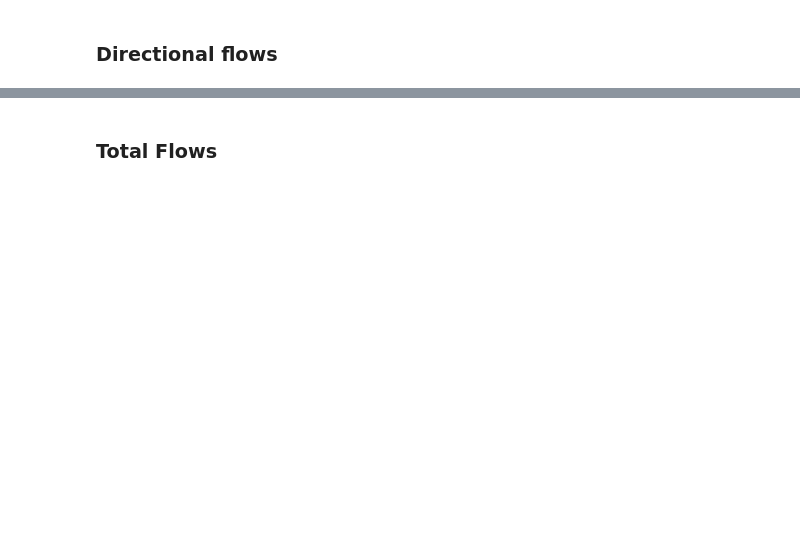
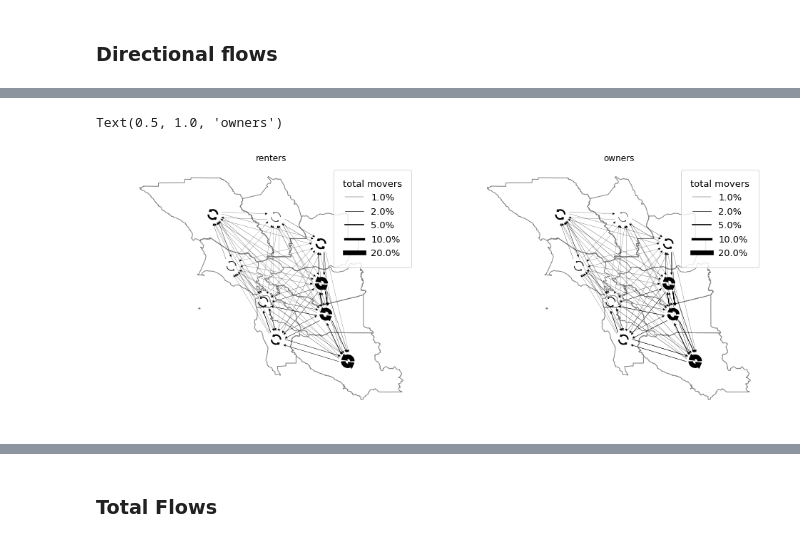
Before and after one commit to mxndrwgrdnr/infutor_wip, a Jupyter notebook: notebooks/relocation_flow_viz.ipynb, the cells around one changed output, grey strips where cells are left out. Drawn from its saved outputs; the diff is of its cells as text; code cells hidden in the pictures; blank space fills up the shorter version.

```diff
--- a/notebooks/relocation_flow_viz.ipynb
+++ b/notebooks/relocation_flow_viz.ipynb
@@ -18,3 +21,6 @@ counties = gpd.read_file(
     '../../ual_model_workspace/spring-2019-models/notebooks-max/cb_2016_us_county_500k/cb_2016_us_county_500k.shp')
 # %%
 flow_counts = pd.read_csv('../data/flow_counts.csv', dtype={'PROP_FIPSCD_from': str, 'PROP_FIPSCD_to': str})
+# %%
+flow_counts_renters = get_mover_counts('../data/movers.csv', 201112, 201701, "HOMEOWNERCD == 'R'")
+flow_counts_owners = get_mover_counts('../data/movers.csv', 201112, 201701, "HOMEOWNERCD == 'H'")
@@ -45,0 +55,9 @@ plot_flows(ax, gdf_bay, 'GEOID', flow_counts, 'count', 'PROP_FIPSCD_from', 'PROP
+# %%
+fig, axarr = plt.subplots(1, 2, figsize=(16,10))
+plot_flows(axarr[0], gdf_bay, 'GEOID', flow_counts_renters, 'pct_flow', 'FIPSCD_from', 'FIPSCD_to', kind='directional')
+axarr[0].set_title('renters')
+plot_flows(axarr[1], gdf_bay, 'GEOID', flow_counts_owners, 'pct_flow', 'FIPSCD_from', 'FIPSCD_to', kind='directional')
+axarr[1].set_title('owners')
+# %% [output]
+Text(0.5, 1.0, 'owners')
+[figure, added]
```
Also changed, not shown: parts of 12 cells of this notebook, 1 other file.
